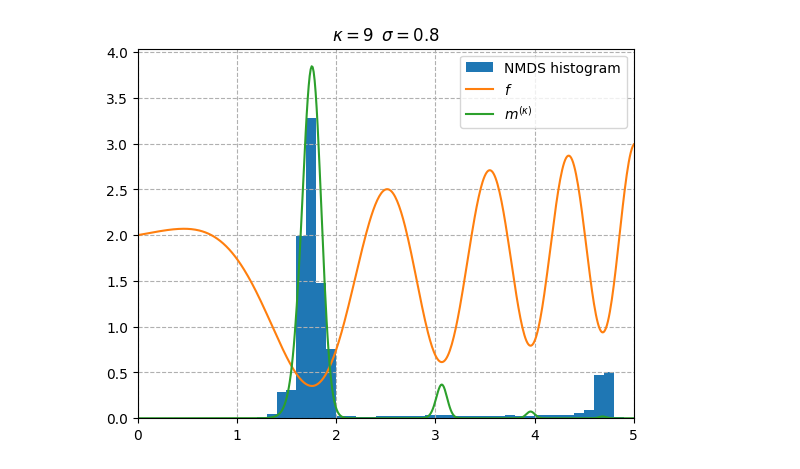
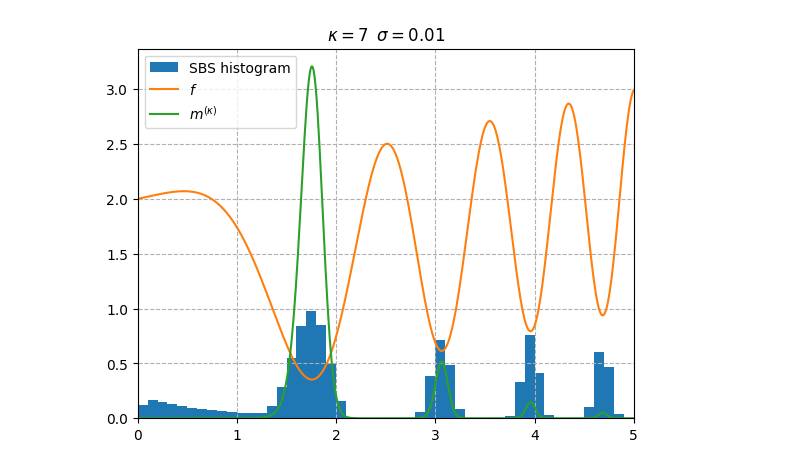
Before and after one commit to gaetanserre/Stochastic-Global-Optimization, a Jupyter notebook: Boltzmann_SBS.ipynb, the cells around one changed output. Saved outputs shown, nothing was run; the diff lists cells and outputs as text; code cells hidden in the pictures.

Commit message:
Figure gen

```diff
--- a/Boltzmann_NMDS.ipynb
+++ b/Boltzmann_SBS.ipynb
@@ -21,17 +21,27 @@ def create_sim(k=3, sigma=-1, save_fig=None):
 
   bounds = np.array([(0, 5)])
 
-  optim = NMDS_particles(bounds, 3000, k_iter=[k], svgd_iter=300, lr=0.1, adam=True)
+  optim = SBS_particles(
+    bounds,
+    500,
+    k_iter=[k],
+    svgd_iter=1000,
+    lr=0.1,
+    adam=False,
+    sigma=sigma,
+    distance_q=0,
+    value_q=0
+  )
 
   F = Fun()
   F_ext = extended_function(F, bounds)
-  _best, xs, _fs = optim.optimize(F_ext, sigma=sigma)
+  _best, xs, _fs = optim.optimize(F_ext)
 
   # paths = np.array(optim.paths)
 
   # plt.style.use("seaborn-v0_8")
 
-  plt.hist(xs.flatten(), density=True, bins=50, label="NMDS histogram")
+  plt.hist(xs.flatten(), density=True, bins=50, label="SBS histogram")
 
   """ colors = cm.rainbow(np.linspace(0, 1, paths.shape[1]))
   for i in range(paths.shape[0]):
@@ -55,6 +65,6 @@ def create_sim(k=3, sigma=-1, save_fig=None):
 
   plt.show()
 # %%
-create_sim(k=9, sigma=0.8)
+create_sim(k=7, sigma=0.01)
 # %% [output]
-[figure, old version]
+[figure, new version]
```
Also changed, not shown: parts of 6 cells of this notebook.
